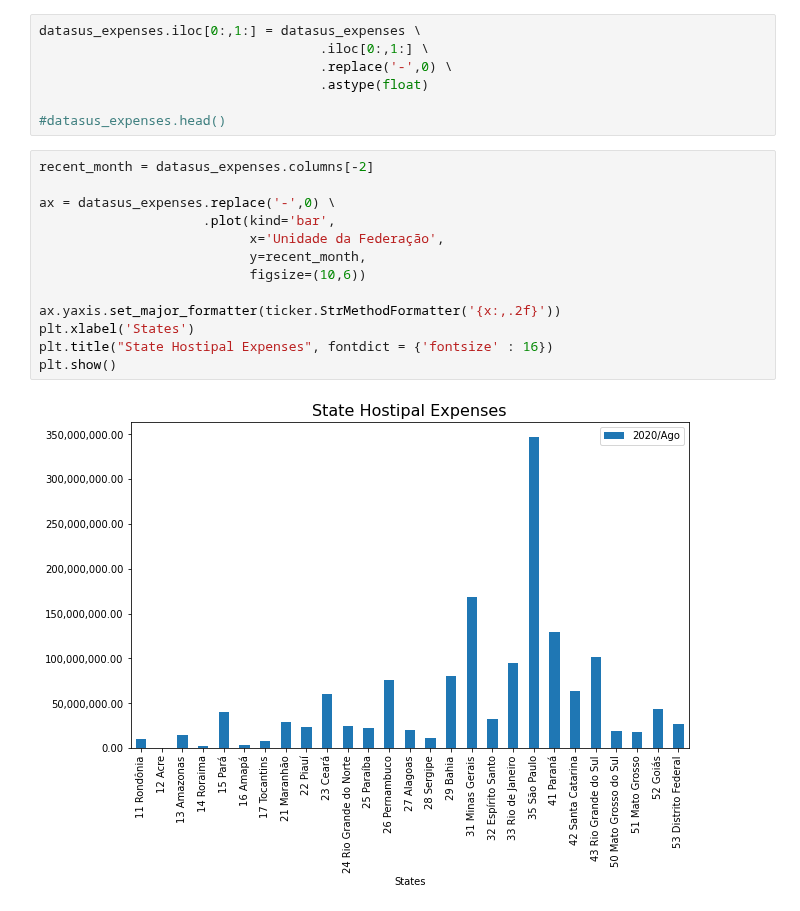
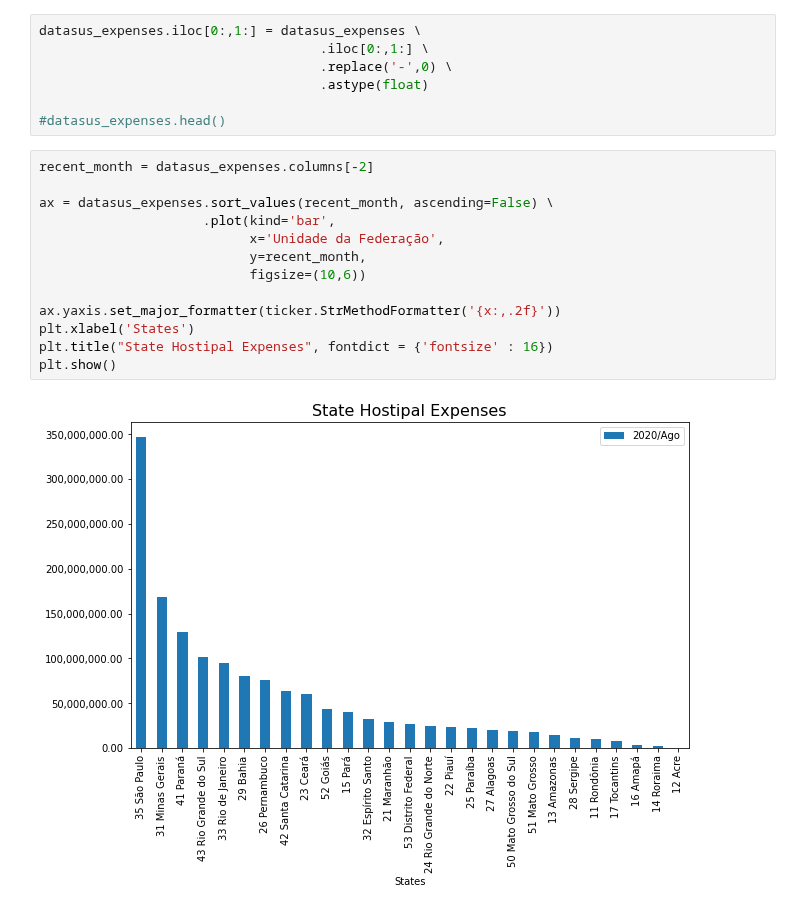
Before and after one commit to gabrielatrindade/alura-bootcamp, a Jupyter notebook: module1-lessons/hospital_expenses_sus_brazil.ipynb, the cells around one changed output. Drawn from its saved outputs; the diff is of its cells as text.

Commit message:
module1: hospital expenses brazil: removing replace in ax variable (challenge 1/2 solution) sorting values by expensives in the graph (challenge 1/2 solution)

```diff
--- a/module1-lessons/hospital_expenses_sus_brazil.ipynb
+++ b/module1-lessons/hospital_expenses_sus_brazil.ipynb
@@ -188,15 +188,15 @@ datasus_expenses.iloc[0:,1:] = datasus_expenses \
 # %%
 recent_month = datasus_expenses.columns[-2]
 
-ax = datasus_expenses.replace('-',0) \
+ax = datasus_expenses.sort_values(recent_month, ascending=False) \
                      .plot(kind='bar',
                            x='Unidade da Federação',
                            y=recent_month,
                            figsize=(10,6))
 
 ax.yaxis.set_major_formatter(ticker.StrMethodFormatter('{x:,.2f}'))
 plt.xlabel('States')
 plt.title("State Hostipal Expenses", fontdict = {'fontsize' : 16})
 plt.show()
 # %% [output]
-[figure, old version]
+[figure, new version]
```
